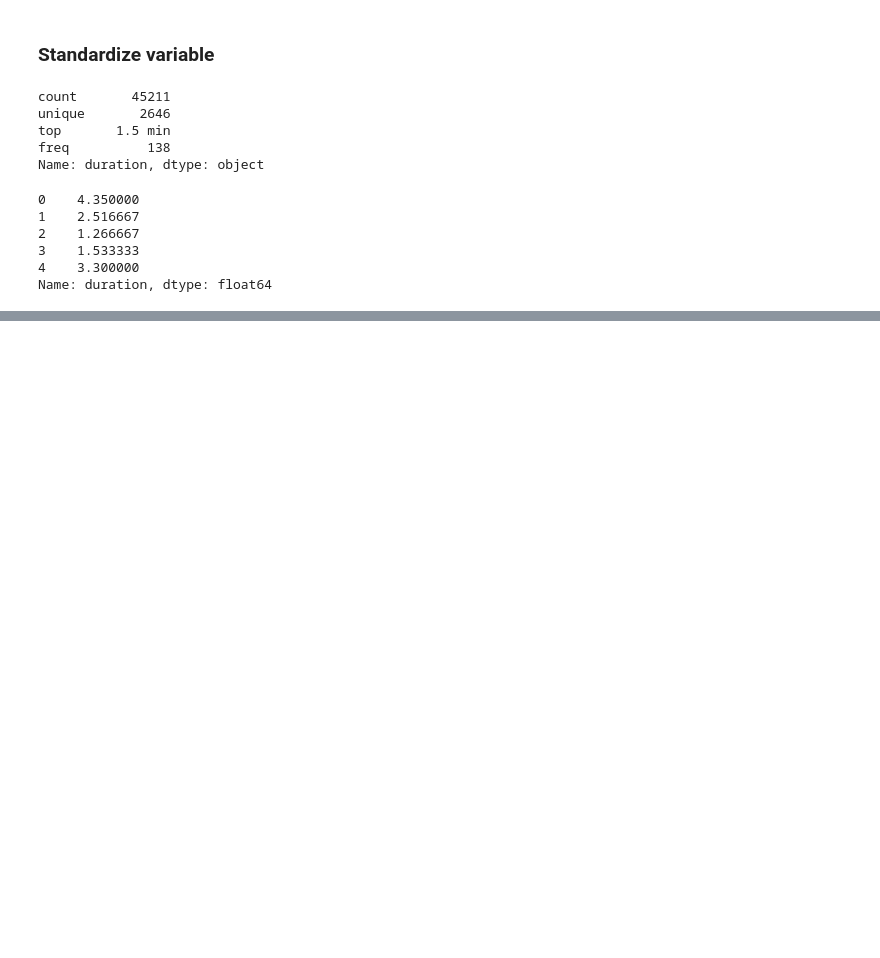
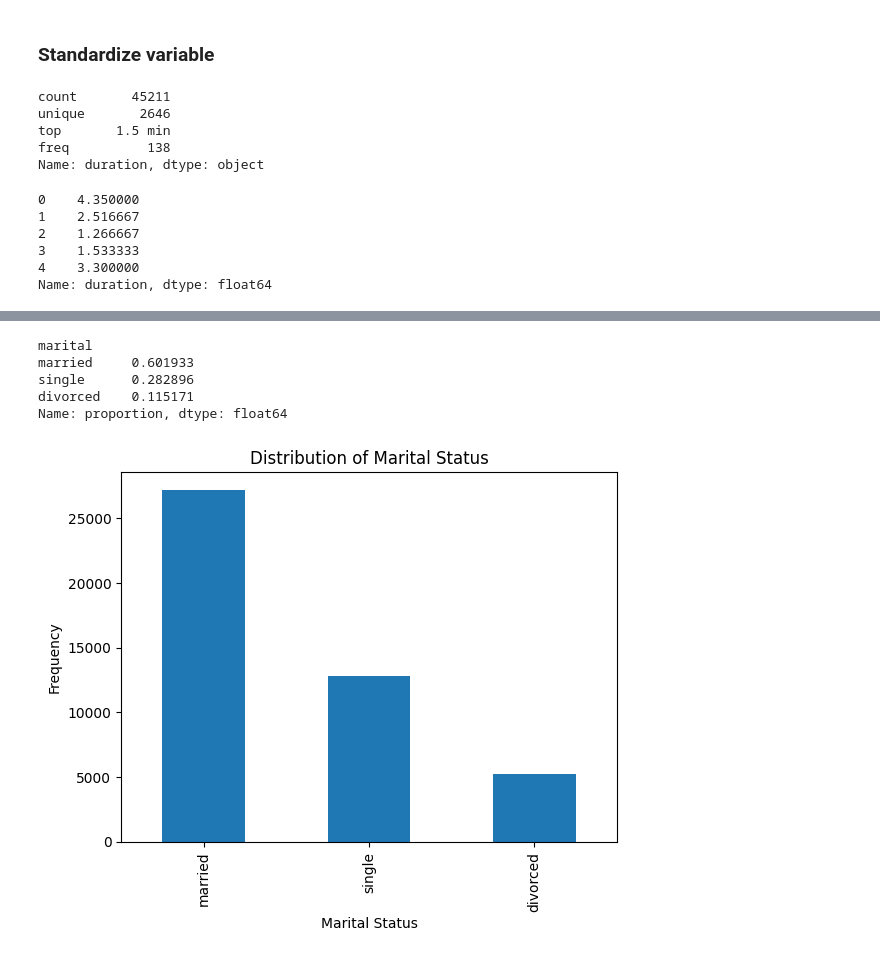
Before and after one commit to TalJa1/dc_practice, a Jupyter notebook: data_toolkits.ipynb, the cells around one changed output, grey strips where cells are left out. Cells and saved outputs as stored; diff of their text form; code cells hidden in the pictures; blank space fills up the shorter version.

```diff
--- a/data_toolkits.ipynb
+++ b/data_toolkits.ipynb
@@ -226,0 +230,16 @@ Name: duration, dtype: float64
+# %%
+df['marital'].value_counts(normalize=True) # check the distribution of matial values
+# %% [output]
+marital
+married     0.601933
+single      0.282896
+divorced    0.115171
+Name: proportion, dtype: float64
+# %%
+df['marital'].value_counts().plot.bar() # check the distribution of matial values
+plt.title('Distribution of Marital Status')
+plt.xlabel('Marital Status')
+plt.ylabel('Frequency')
+plt.show()
+# %% [output]
+[figure, added]
```
Also changed, not shown: parts of 3 cells of this notebook, 1 other file.
